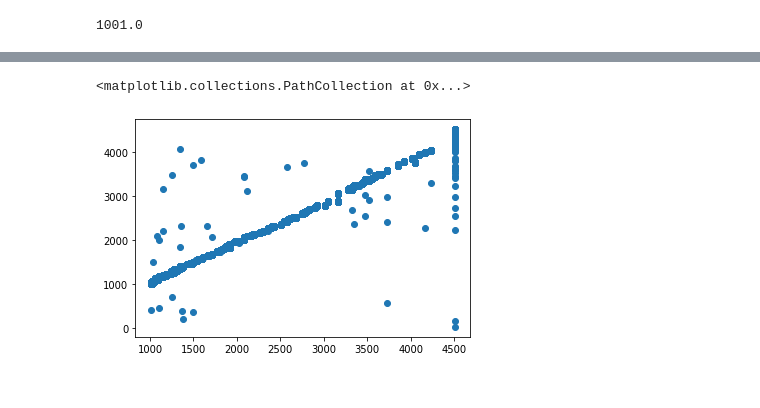
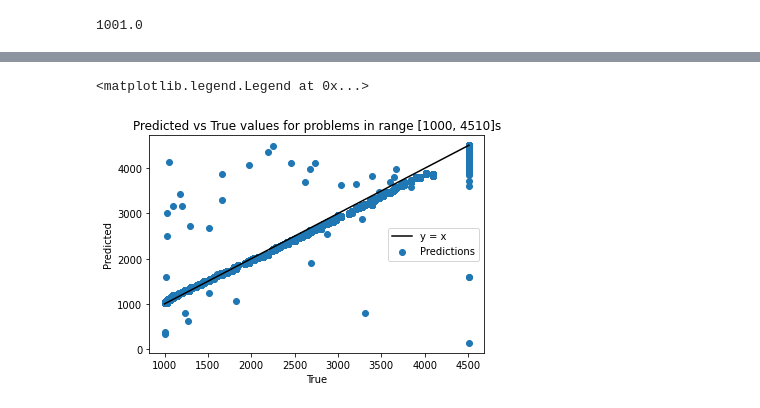
Before and after one commit to harel-coffee/pouw-auto, a Jupyter notebook: NEWNEW_MIXED.ipynb, the cells around one changed output, grey strips where cells are left out. Saved outputs shown, nothing was run; the diff lists cells and outputs as text; code cells hidden in the pictures.

```diff
--- a/NEWNEW_MIXED.ipynb
+++ b/NEWNEW_MIXED.ipynb
@@ -671,5 +671,12 @@ for i in range(len(yy)):
     yy_temp.append(yy[i])
     predd_temp.append(predd[i])
 
+x = np.linspace(10, 1000, 2000)
+y = x
+plt.title('Predicted vs True values for problems in range [10, 1000]s')
+plt.xlabel('True')
+plt.ylabel('Predicted')
+plt.plot(x, y, color = 'black')
 plt.scatter(yy_temp, predd_temp)
+plt.legend(['y = x', 'Predictions'])
 # %% [output]
@@ -840,5 +847,12 @@ for i in range(len(yy)):
     yy_temp.append(yy[i])
     predd_temp.append(predd[i])
 
+x = np.linspace(0, 10, 100)
+y = x
+plt.title('Predicted vs True values for problems in range [0, 10]s')
+plt.xlabel('True')
+plt.ylabel('Predicted')
+plt.plot(x,y, color = 'black')
 plt.scatter(yy_temp, predd_temp)
+plt.legend(['y = x', 'Predictions'])
 # %% [output]
@@ -1007,13 +1021,21 @@ RMSE:
 # %%
 yy_temp = []
 predd_temp = []
 
 for i in range(len(yy)):
   if(yy[i]>1000):
     yy_temp.append(yy[i])
     predd_temp.append(predd[i])
 
+x = np.linspace(1000, 4510, 2000)
+y = x
+
+plt.title('Predicted vs True values for problems in range [1000, 4510]s')
+plt.xlabel('True')
+plt.ylabel('Predicted')
+plt.plot(x,y, color = 'black')
 plt.scatter(yy_temp, predd_temp)
+plt.legend(['y = x', 'Predictions'])
 # %% [output]
-<matplotlib.collections.PathCollection at 0x...>
+<matplotlib.legend.Legend at 0x...>
-[figure, old version]
+[figure, new version]
```
Also changed, not shown: parts of 23 cells of this notebook.
